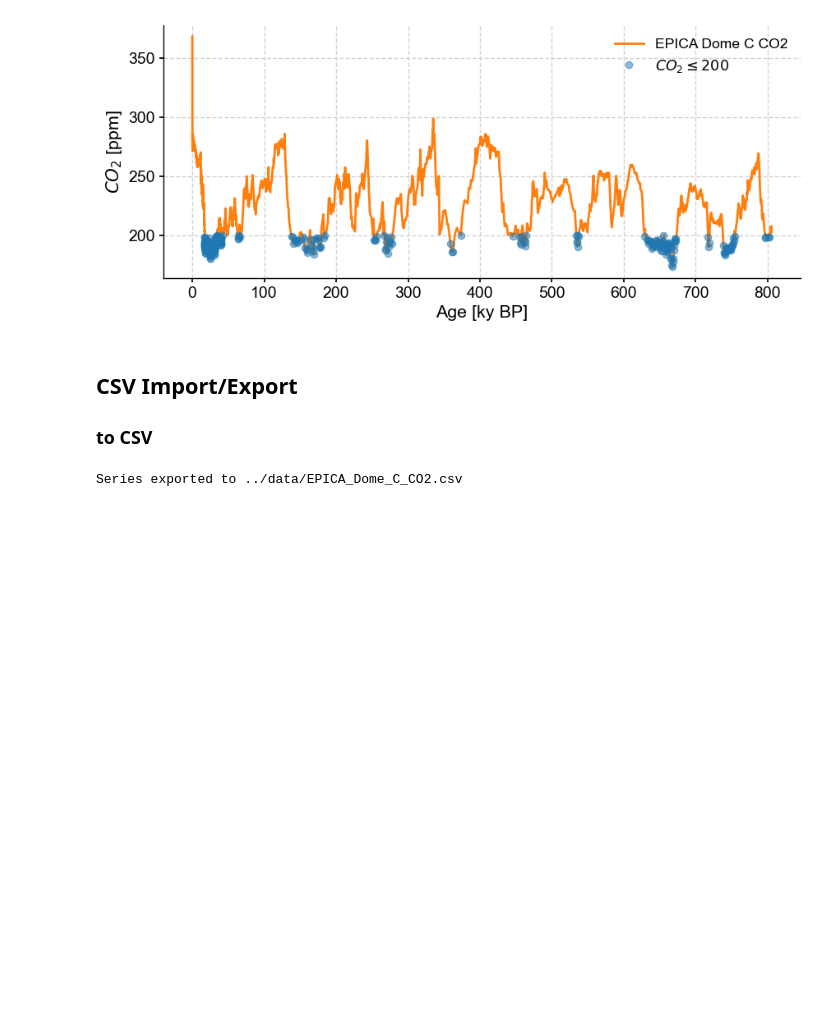
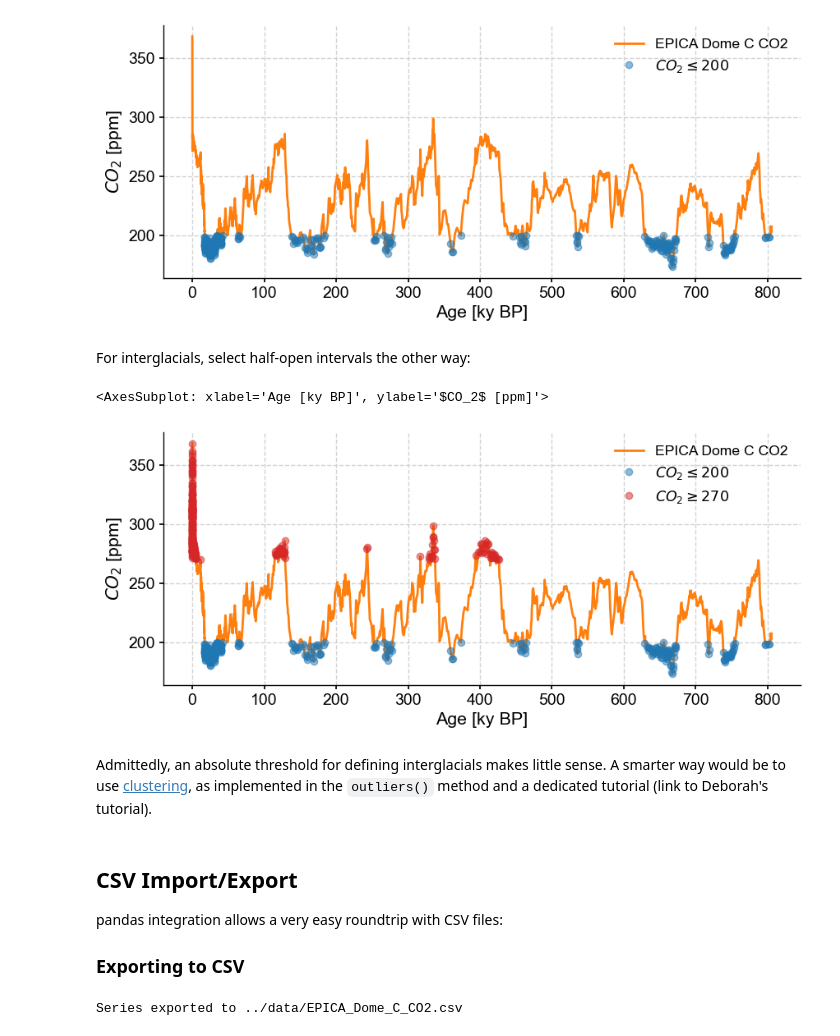
Before and after one commit to LinkedEarth/paleoPandas, a Jupyter notebook: notebooks/Paleopandas Playground.ipynb, the cells around one changed output. Drawn from its saved outputs; the diff is of its cells as text; code cells hidden in the pictures; blank space fills up the shorter version.

```diff
--- a/notebooks/Paleopandas Playground.ipynb
+++ b/notebooks/Paleopandas Playground.ipynb
@@ -302,14 +277,28 @@ Similarly, to identify the timing of interglacials by values below 200 ppm, one
 # %%
-co2_IG = co2ts.sel(value=slice(None,200)) # returns a new Series object
+co2_G = co2ts.sel(value=slice(None,200)) # returns a new Series object
 fig, ax = co2ts.plot(color='C1')
-co2_IG.plot(marker='o',linewidth=0,alpha= 0.5, ax=ax,label=r"$CO_2\leq200$")
+co2_G.plot(marker='o',linewidth=0,alpha= 0.5, ax=ax,label=r"$CO_2\leq200$")
 # %% [output]
 <AxesSubplot: xlabel='Age [ky BP]', ylabel='$CO_2$ [ppm]'>
 [figure]
+# %% [markdown]
+For interglacials, select half-open intervals the other way:
+# %%
+co2_IG = co2ts.sel(value=slice(270,None)) # returns a new Series object
+fig, ax = co2ts.plot(color='C1')
+co2_G.plot(marker='o',linewidth=0,alpha= 0.5, ax=ax,label=r"$CO_2\leq200$")
+co2_IG.plot(marker='o',linewidth=0, color = 'C3', alpha= 0.5, ax=ax,label=r"$CO_2\geq270$")
+# %% [output]
+<AxesSubplot: xlabel='Age [ky BP]', ylabel='$CO_2$ [ppm]'>
+[figure, added]
+# %% [markdown]
+Admittedly, an absolute threshold for defining interglacials makes little sense. A smarter way would be to use [clustering](https://en.wikipedia.org/wiki/Cluster_analysis), as implemented in the `outliers()` method and a dedicated tutorial (link to Deborah's tutorial).
 # %% [markdown]
 ## CSV Import/Export
 
-### to CSV
+pandas integration allows a very easy roundtrip with CSV files:
+
+### Exporting to CSV
 # %%
 co2ts.to_csv(path='../data')
 # %% [output]
```
Also changed, not shown: parts of 45 cells of this notebook, 1 other file.
